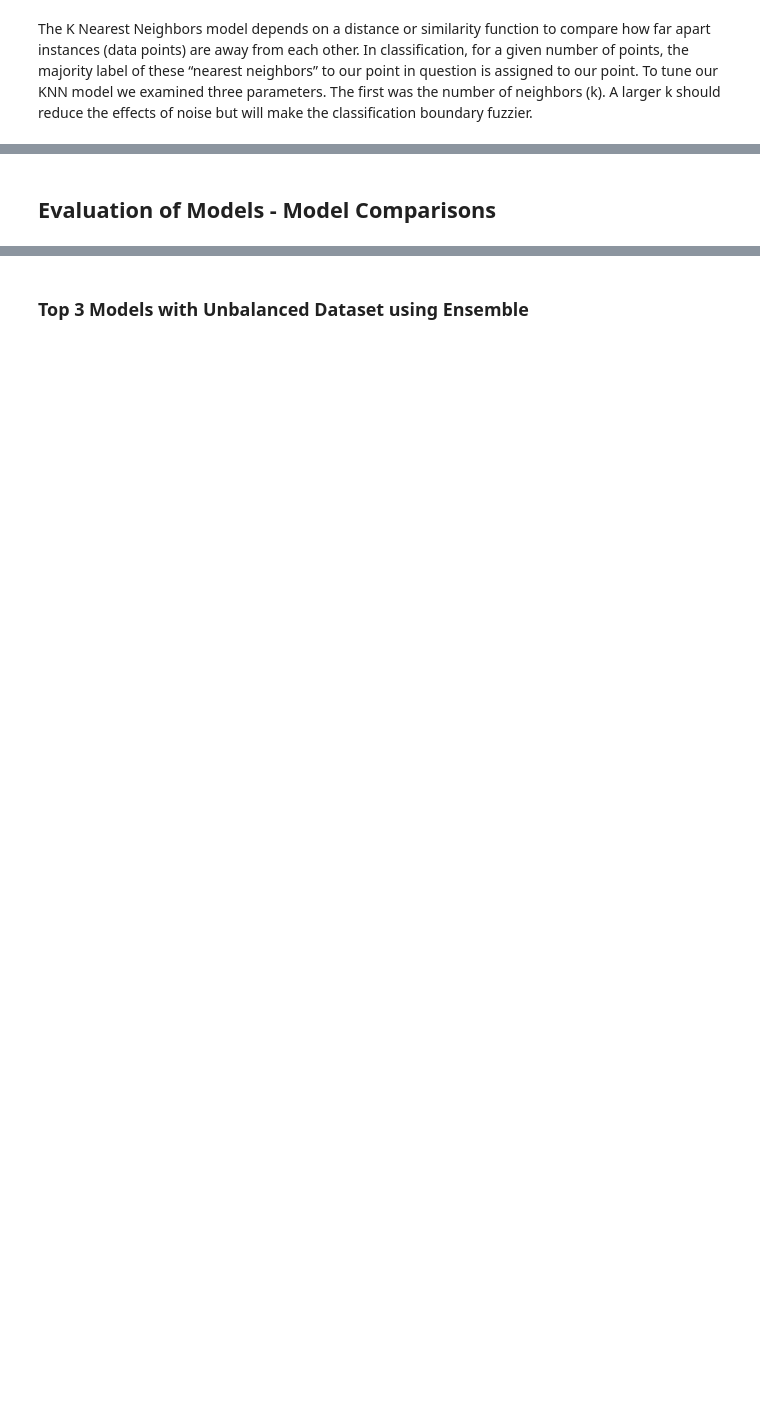
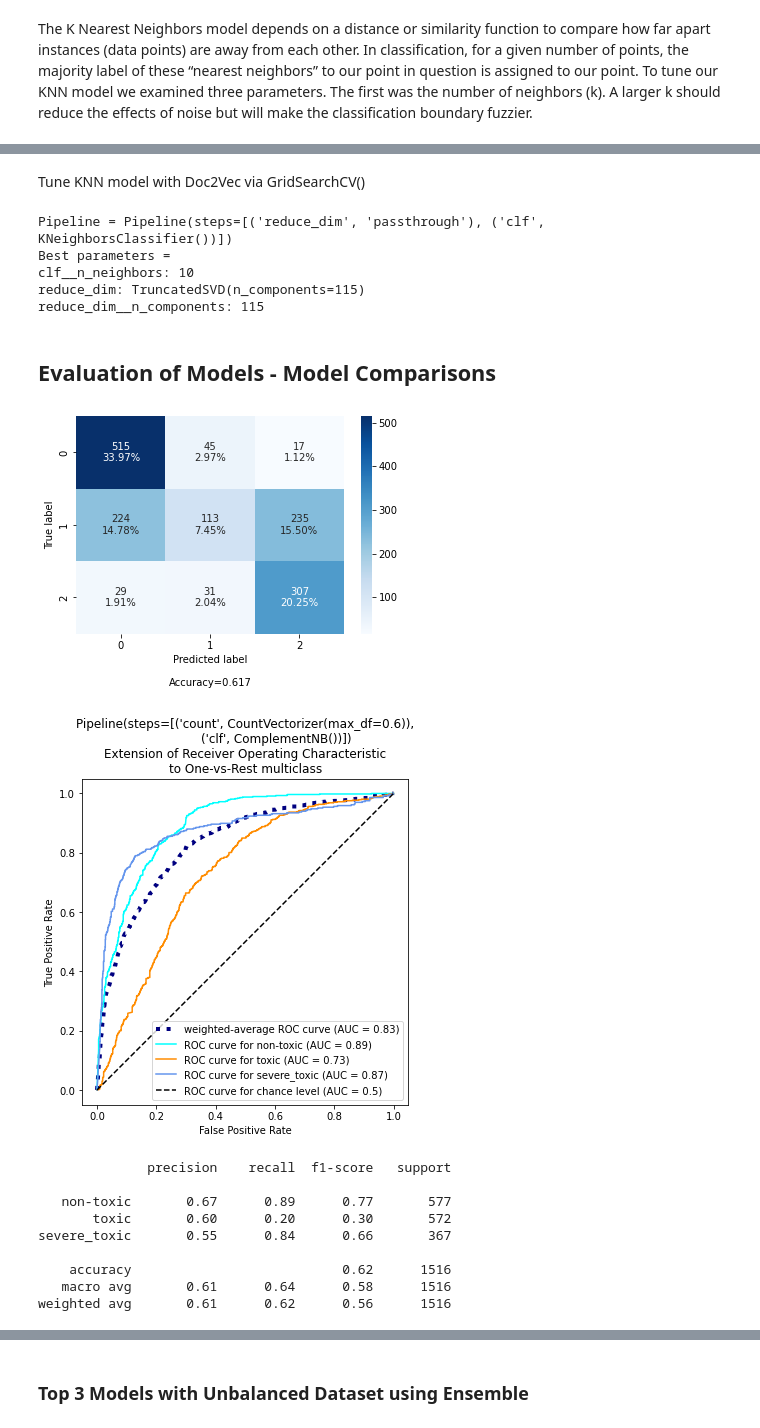
Before and after one commit to jjbocek/ToxicApp, a Jupyter notebook: Final_Project/Toxic_App_Main.ipynb, the cells around one changed output, grey strips where cells are left out. Cells and saved outputs as stored; diff of their text form; code cells hidden in the pictures; blank space fills up the shorter version.

```diff
--- a/Final_Project/Toxic_App_Main.ipynb
+++ b/Final_Project/Toxic_App_Main.ipynb
@@ -140,0 +241,39 @@ Explanation goes here.
+# %%
+# pipeline using term counts and complimentary Naive Bayes
+pipe_CountVect_CompNB = Pipeline([
+    ('count', CountVectorizer()),
+    ('clf', ComplementNB())
+    ])
+
+# pipeline using Tfidf and complimentary Naive Bayes
+pipe_TfidfVect_CompNB = Pipeline([
+    ('vect', TfidfVectorizer()),
+    ("clf", ComplementNB())
+    ])
+
+# pipeline using Doc2Vec and complimentary Naive Bayes is incompatible as passes negative values
+# %%
+# Hyperparameter tunning
+
+# parameters for CountVectorizer()
+countvect_params = {
+    'count__min_df': [1, 3, 10],
+    'count__max_df': [0.6, 0.8, 0.9]
+
+}
+
+# parameters for TfidfVectorizer()
+vectorizer_params = {
+    'vect__min_df': [1, 3, 10],
+    'vect__max_df': [0.6, 0.8, 0.9],
+    'vect__norm': ['l1','l2'],
+    'vect__binary': [False, True]
+}
+
+# parameters for Complimentary Naive Bayes()
+compNB_params = {
+    'clf__alpha' : [1, 10, 100]
+}
+# %%
+pipe_param_dict['CountVect_CompNB'] = [pipe_CountVect_CompNB, countvect_params]
+pipe_param_dict['TfidfVect_CompNB'] = [pipe_TfidfVect_CompNB, vectorizer_params]
@@ -140,0 +282,2 @@ Explanation goes here.
+# %%
+CV_NB_best = run_on_subset(pipe_param_dict['CountVect_CompNB'], subsets['balanced'])
@@ -145,2 +393,13 @@ The K Nearest Neighbors model depends on a distance or similarity function to co
+# %% [markdown]
+Tune KNN model with Doc2Vec via GridSearchCV()
+# %%
+Doc2Vec_KNN_best = run_on_subset(pipe_param_dict['Doc2Vec_KNN_pipeline'], subsets['balanced_D2V'])
+# function from Toxic_App_Tuning_&_Evaluation_funcs.ipynb
+# %% [output]
+Pipeline = Pipeline(steps=[('reduce_dim', 'passthrough'), ('clf', KNeighborsClassifier())])
+Best parameters =
+clf__n_neighbors: 10
+reduce_dim: TruncatedSVD(n_components=115)
+reduce_dim__n_components: 115
 # %% [markdown]
 ## Evaluation of Models - Model Comparisons
@@ -148,0 +406,14 @@ The K Nearest Neighbors model depends on a distance or similarity function to co
+# %%
+analysis(subsets['balanced'], target_names, CV_NB_best)
+# %% [output]
+[figure, added]
+[figure, added]
+              precision    recall  f1-score   support
+
+   non-toxic       0.67      0.89      0.77       577
+       toxic       0.60      0.20      0.30       572
+severe_toxic       0.55      0.84      0.66       367
+
+    accuracy                           0.62      1516
+   macro avg       0.61      0.64      0.58      1516
+weighted avg       0.61      0.62      0.56      1516
```
Also changed, not shown: parts of 30 cells of this notebook.
